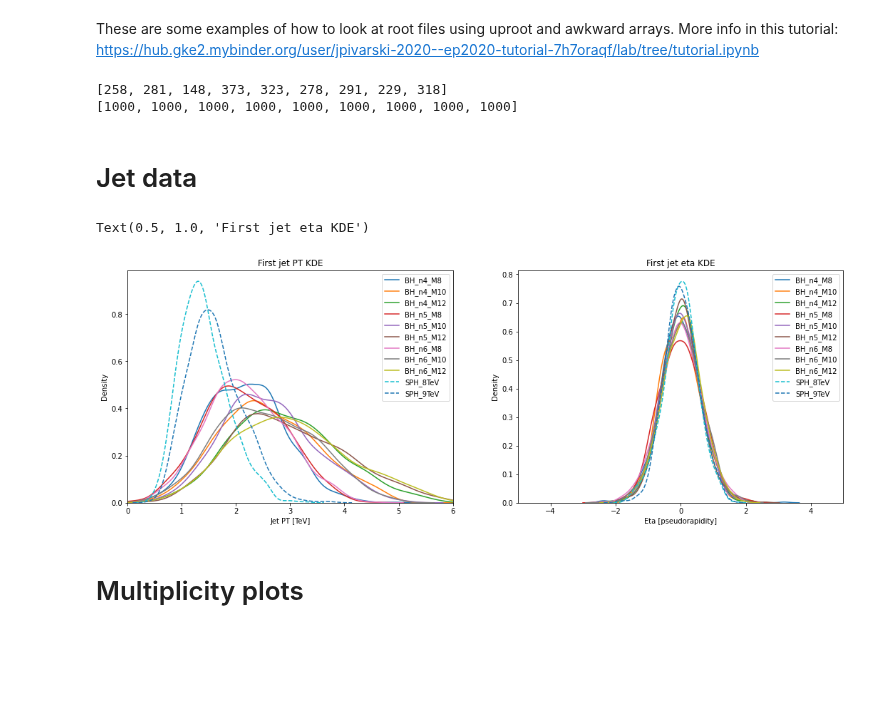
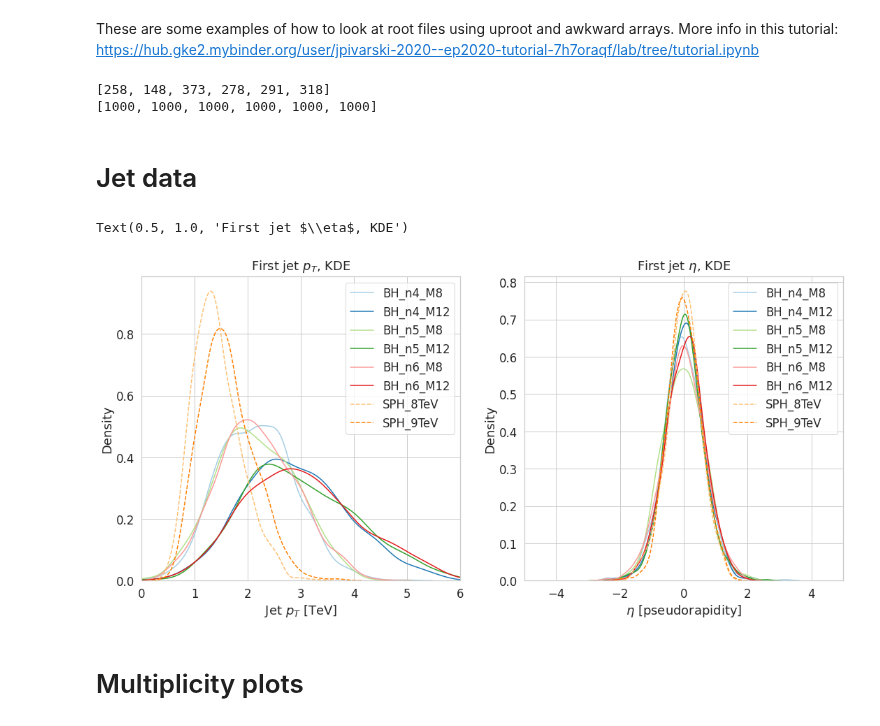
Before and after one commit to choisant/imcalML, a Jupyter notebook: notebooks/BH_analysis.ipynb, the cells around one changed output. Cells and saved outputs as stored; diff of their text form; code cells hidden in the pictures; blank space fills up the shorter version.

Commit message:
Pretty plots

```diff
--- a/notebooks/BH_analysis.ipynb
+++ b/notebooks/BH_analysis.ipynb
@@ -7,7 +7,7 @@ import awkward as ak
 import seaborn as sn
 # %%
 n_dims = [4, 5, 6]
-M_min = [8, 10, 12]
+M_min = [8, 12]
 
 BH_labels = [""]*(len(n_dims)*len(M_min))
 i = 0
@@ -27,8 +27,6 @@ n_sph_labels = len(sph_data_paths)
 # %% [markdown]
 These are some examples of how to look at root files using uproot and awkward arrays. More info in this tutorial:
 https://hub.gke2.mybinder.org/user/jpivarski-2020--ep2020-tutorial-7h7oraqf/lab/tree/tutorial.ipynb
-# %%
-sn.set_palette("tab10", int(n_BH_labels + n_sph_labels))
 # %%
 #Open file in with-function will close it when you exit
 def load_data(rootfile:str, branch:str, keys:list):
@@ -73,8 +71,8 @@ sph_clusters, sph_jets, sph_met, sph_electrons, sph_muons, sph_photons = get_arr
 print([len(BH_clusters[i][0]) for i in range(len(BH_clusters))])
 print([len(BH_clusters[i]) for i in range(len(BH_clusters))])
 # %% [output]
-[258, 281, 148, 373, 323, 278, 291, 229, 318]
-[1000, 1000, 1000, 1000, 1000, 1000, 1000, 1000, 1000]
+[258, 148, 373, 278, 291, 318]
+[1000, 1000, 1000, 1000, 1000, 1000]
 # %% [markdown]
 # Jet data
 # %%
@@ -89,33 +87,36 @@ def jet_data (jets):
 
 BH_jets, BH_n_jets, BH_jet1_PT, BH_jet1_eta = jet_data(BH_jets)
 sph_jets, sph_n_jets, sph_jet1_PT, sph_jet1_eta = jet_data(sph_jets)
+# %%
+#sn.set_palette("Paired", int(n_BH_labels + n_sph_labels))
+sn.set_theme(context="notebook", style="whitegrid", palette="Paired", font='sans-serif', font_scale=1.5, color_codes=True, rc=None)
 # %%
 #jet information
-fig, ax = plt.subplots(ncols=2, figsize=(18,6))
+fig, ax = plt.subplots(ncols=2, figsize=(18,8))
 #sn.histplot(dict(zip(labels, jet_1_PT)), ax = ax[1], bins=50, binrange=[-5, 5], multiple="layer", stat="count")
 for i in range(n_BH_labels):
     sn.kdeplot(BH_jet1_PT[i], label=BH_labels[i], ax = ax[0])
 for i in range(n_sph_labels):
     sn.kdeplot(sph_jet1_PT[i], ls='--', label=sph_labels[i], ax = ax[0])
 
 ax[0].legend()
-ax[0].set_xlabel("Jet PT [TeV]")
+ax[0].set_xlabel(r"Jet $p_{T}$ [TeV]")
 ax[0].set_xlim(0, 6)
-ax[0].set_title("First jet PT KDE")
+ax[0].set_title(r"First jet $p_{T}$, KDE", pad=10)
 
 #sn.histplot(dict(zip(labels, jet_1_eta)), ax = ax[1], bins=50, binrange=[-5, 5], multiple="layer", stat="count")
 for i in range(n_BH_labels):
     sn.kdeplot(BH_jet1_eta[i], label=BH_labels[i], ax = ax[1])
 for i in range(n_sph_labels):
     sn.kdeplot(sph_jet1_eta[i], ls='--', label=sph_labels[i], ax = ax[1], palette="hls")
 
 ax[1].legend()
-ax[1].set_xlabel("Eta [pseudorapidity]")
+ax[1].set_xlabel(r"$\eta$ [pseudorapidity]")
 ax[1].set_xlim(-5, 5)
-ax[1].set_title("First jet eta KDE")
+ax[1].set_title(r"First jet $\eta$, KDE", pad=10)
 # %% [output]
-Text(0.5, 1.0, 'First jet eta KDE')
+Text(0.5, 1.0, 'First jet $\\eta$, KDE')
-[figure, old version]
+[figure, new version]
 # %% [markdown]
 # Multiplicity plots
 # %%
```
Also changed, not shown: parts of 12 cells of this notebook.
